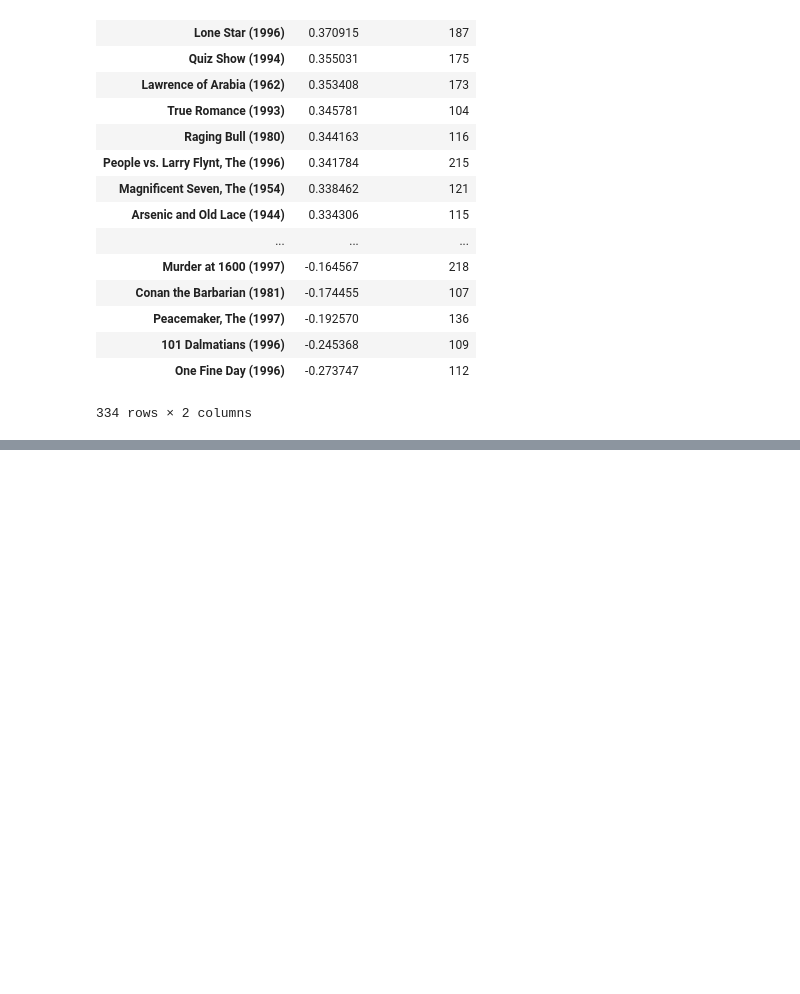
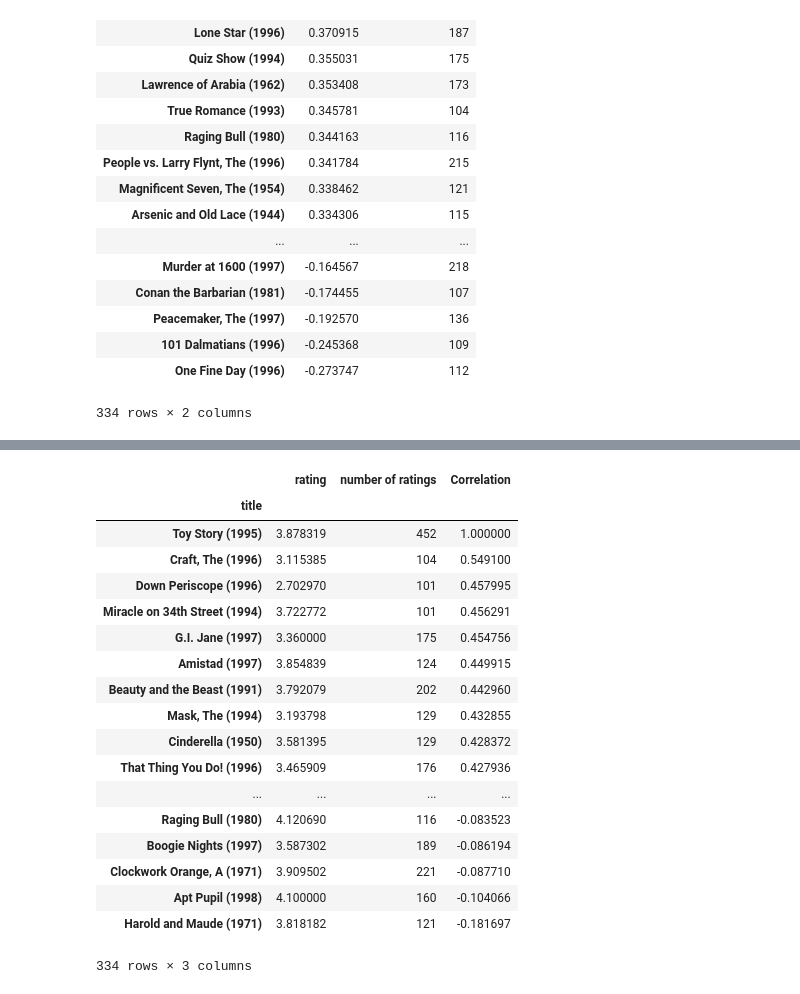
Before and after one commit to guyandtheworld/Exploratory-Analysis, a Jupyter notebook: Recommender System on a pre-2000 Movie Dataset.ipynb, the cells around one changed output, grey strips where cells are left out. Saved outputs shown, nothing was run; the diff lists cells and outputs as text; code cells hidden in the pictures; blank space fills up the shorter version.

Commit message:
Recommender system on Toy Story

```diff
--- a/Recommender System on a pre-2000 Movie Dataset.ipynb
+++ b/Recommender System on a pre-2000 Movie Dataset.ipynb
@@ -269,0 +282,29 @@ corr_fargo[corr_fargo['number of ratings'] > 100].sort_values('Correlation', asc
+# %%
+toystory_corr = moviemat.corrwith(toystory_ratings)
+# %%
+toystory_corr = pd.DataFrame(toystory_corr, columns=['Correlation'])
+toystory_corr.dropna(inplace=True)
+# %%
+toy_story = ratings.join(toystory_corr)
+# %%
+toy_story[toy_story['number of ratings']>100].sort_values('Correlation', ascending=False)
+# %% [output]
+|  | rating | number of ratings | Correlation |
+| title |  |  |  |
+| Toy Story (1995) | 3.878319 | 452 | 1.000000 |
+| Craft, The (1996) | 3.115385 | 104 | 0.549100 |
+| Down Periscope (1996) | 2.702970 | 101 | 0.457995 |
+| Miracle on 34th Street (1994) | 3.722772 | 101 | 0.456291 |
+| G.I. Jane (1997) | 3.360000 | 175 | 0.454756 |
+| Amistad (1997) | 3.854839 | 124 | 0.449915 |
+| Beauty and the Beast (1991) | 3.792079 | 202 | 0.442960 |
+| Mask, The (1994) | 3.193798 | 129 | 0.432855 |
+| Cinderella (1950) | 3.581395 | 129 | 0.428372 |
+| That Thing You Do! (1996) | 3.465909 | 176 | 0.427936 |
+| ... | ... | ... | ... |
+| Raging Bull (1980) | 4.120690 | 116 | -0.083523 |
+| Boogie Nights (1997) | 3.587302 | 189 | -0.086194 |
+| Clockwork Orange, A (1971) | 3.909502 | 221 | -0.087710 |
+| Apt Pupil (1998) | 4.100000 | 160 | -0.104066 |
+| Harold and Maude (1971) | 3.818182 | 121 | -0.181697 |
+334 rows × 3 columns
```
Also changed, not shown: parts of 2 cells of this notebook, 1 other file.
